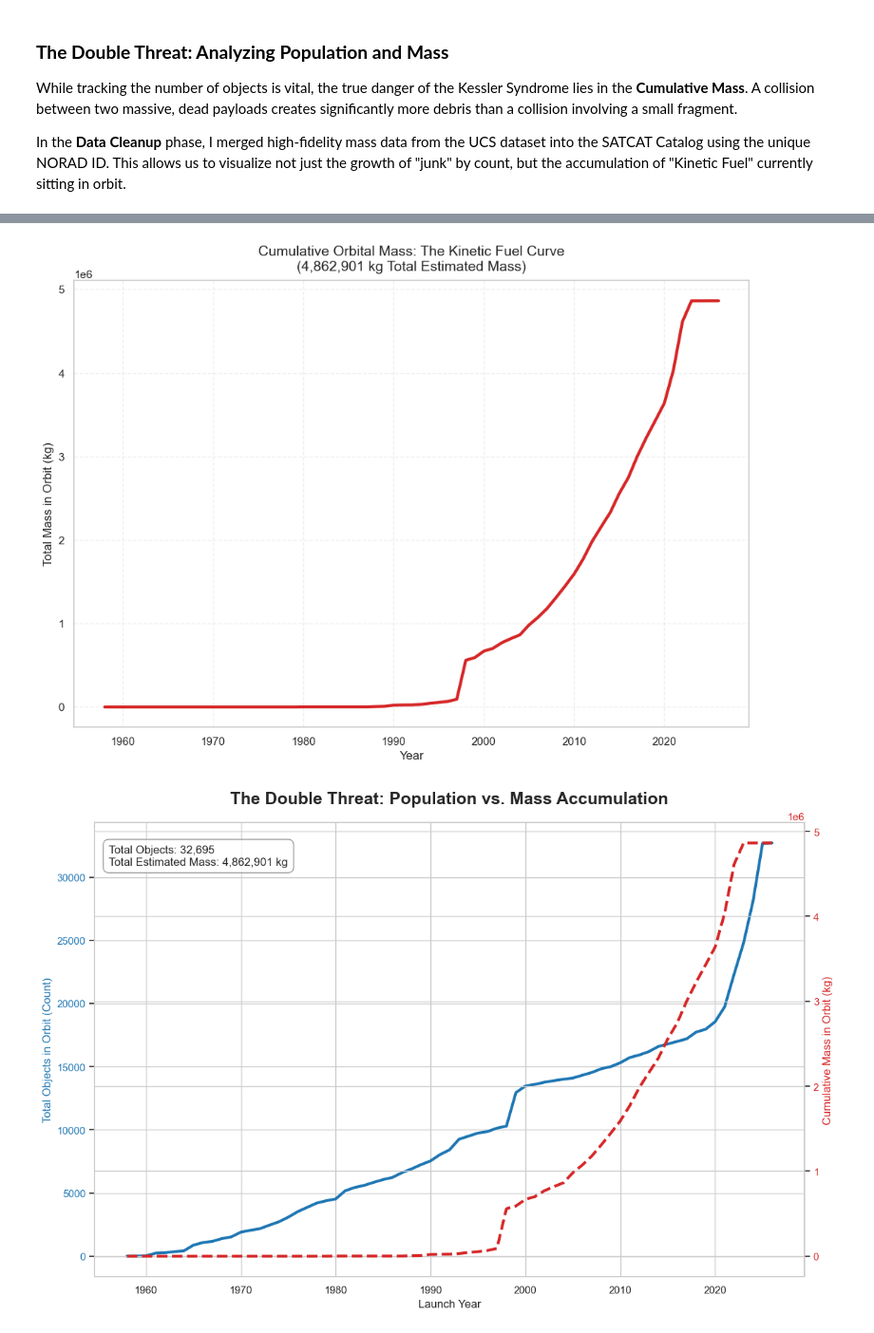
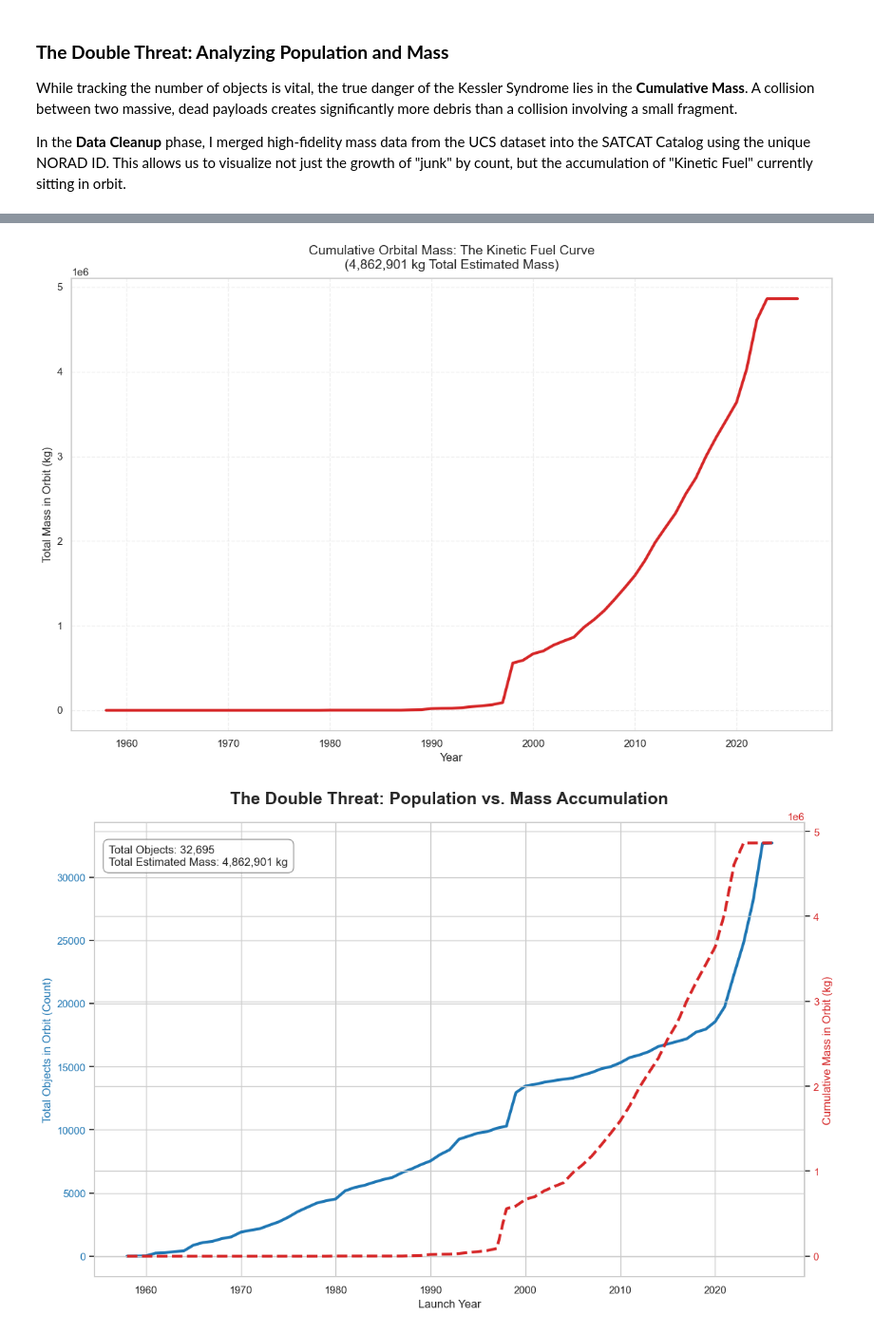
Before and after one commit to sithid/orbital-debris-assessment, a Jupyter notebook: notebooks/eda/satcat_eda.ipynb, the cells around one changed output, grey strips where cells are left out. Shown at 95% size. Saved outputs shown, nothing was run; the diff lists cells and outputs as text; code cells hidden in the pictures.

```diff
--- a/notebooks/eda/satcat_eda.ipynb
+++ b/notebooks/eda/satcat_eda.ipynb
@@ -475,21 +477,23 @@ plt.show()
 # %%
 plt.figure(figsize=(12, 8))
 
 plt.plot(mass_growth.index, mass_growth.values, color='tab:red', linewidth=3)
 
 plt.title(f'Cumulative Orbital Mass: The Kinetic Fuel Curve\n({mass_growth.iloc[-1]:,.0f} kg Total Estimated Mass)',
           fontsize=14, pad=10)
 
 plt.ylabel('Total Mass in Orbit (kg)')
 plt.xlabel('Year')
 
 plt.grid(True, linestyle='--', alpha=0.3)
 
+plt.tight_layout()
+
 plt.savefig('../../images/cumulative_mass_curve.png', dpi=300, bbox_inches='tight')
 
 plt.show()
 # %% [output]
-[figure, old version]
+[figure, new version]
 # %%
 fig, ax1 = plt.subplots(figsize=(12, 8))
 
```
Also changed, not shown: parts of 2 cells of this notebook, 4 other files.
